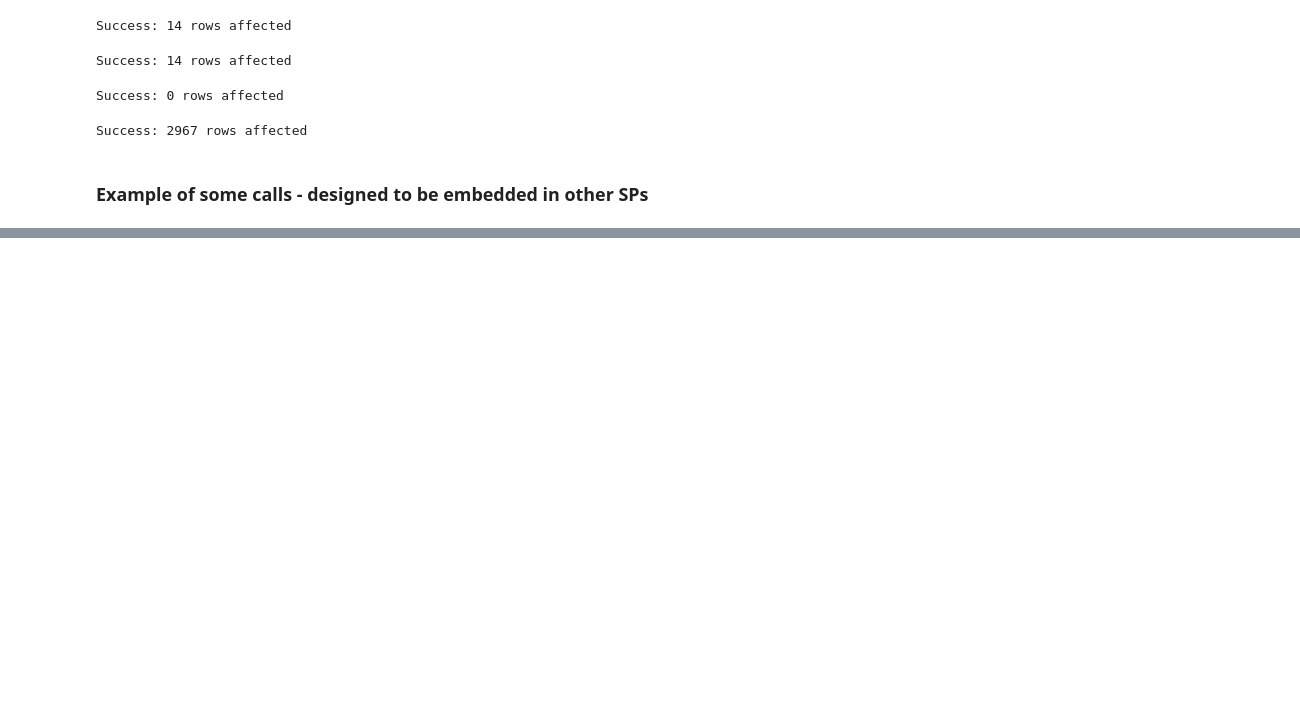
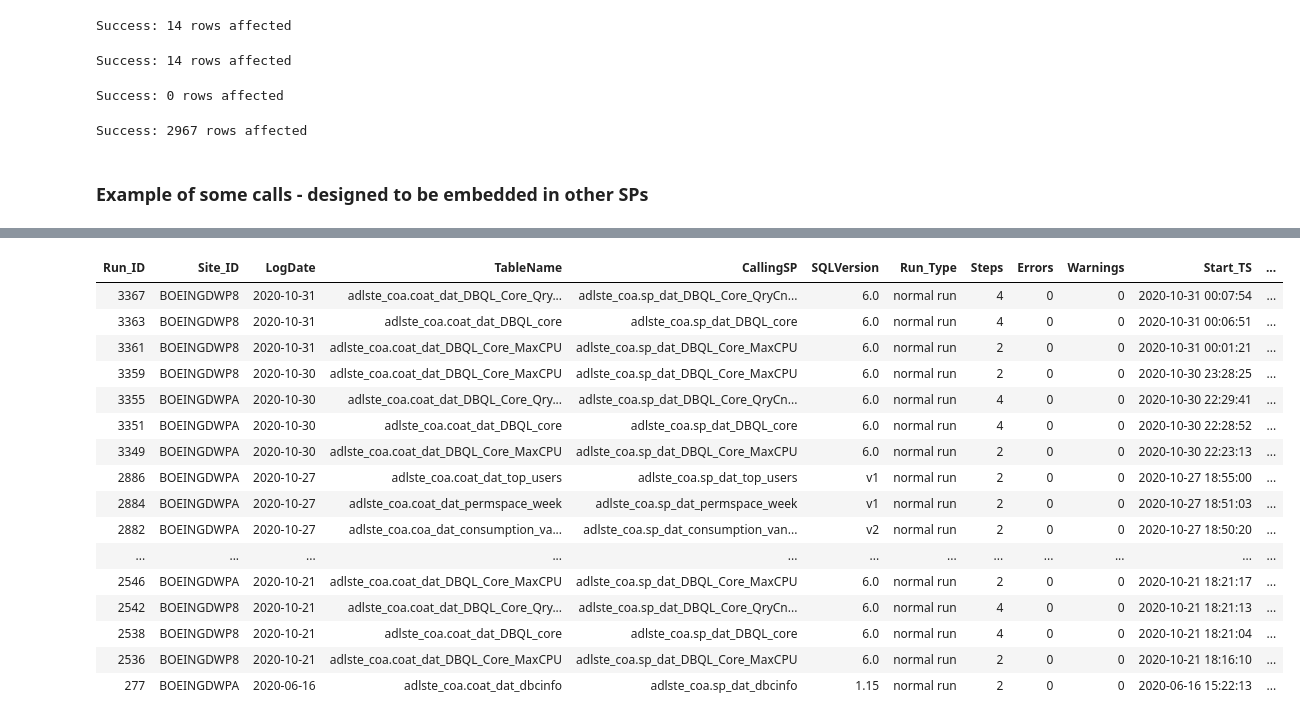
Before and after one commit to tdcoa/sql, a Jupyter notebook: datamodel/audit_process.ipynb, the cells around one changed output, grey strips where cells are left out. Saved outputs shown, nothing was run; the diff lists cells and outputs as text; code cells hidden in the pictures; blank space fills up the shorter version.

```diff
--- a/datamodel/audit_process.ipynb
+++ b/datamodel/audit_process.ipynb
@@ -203,2 +244,21 @@ select top 100 * from adlste_coa.coa_audit_log order  by 1 desc
 # %%
-select * from adlste_coa.coa_audit_summary order  by 1 desc
+select * from adlste_coa.coa_audit_summary
+where site_id like 'Boeing%' order  by 1 desc
+# %% [output]
+| Run_ID | Site_ID | LogDate | TableName | CallingSP | SQLVersion | Run_Type | Steps | Errors | Warnings | Start_TS | ... |
+| 3367 | BOEINGDWP8 | 2020-10-31 | adlste_coa.coat_dat_DBQL_Core_Qry... | adlste_coa.sp_dat_DBQL_Core_QryCn... | 6.0 | normal run | 4 | 0 | 0 | 2020-10-31 00:07:54 | ... |
+| 3363 | BOEINGDWP8 | 2020-10-31 | adlste_coa.coat_dat_DBQL_core | adlste_coa.sp_dat_DBQL_core | 6.0 | normal run | 4 | 0 | 0 | 2020-10-31 00:06:51 | ... |
+| 3361 | BOEINGDWP8 | 2020-10-31 | adlste_coa.coat_dat_DBQL_Core_MaxCPU | adlste_coa.sp_dat_DBQL_Core_MaxCPU | 6.0 | normal run | 2 | 0 | 0 | 2020-10-31 00:01:21 | ... |
+| 3359 | BOEINGDWP8 | 2020-10-30 | adlste_coa.coat_dat_DBQL_Core_MaxCPU | adlste_coa.sp_dat_DBQL_Core_MaxCPU | 6.0 | normal run | 2 | 0 | 0 | 2020-10-30 23:28:25 | ... |
+| 3355 | BOEINGDWPA | 2020-10-30 | adlste_coa.coat_dat_DBQL_Core_Qry... | adlste_coa.sp_dat_DBQL_Core_QryCn... | 6.0 | normal run | 4 | 0 | 0 | 2020-10-30 22:29:41 | ... |
+| 3351 | BOEINGDWPA | 2020-10-30 | adlste_coa.coat_dat_DBQL_core | adlste_coa.sp_dat_DBQL_core | 6.0 | normal run | 4 | 0 | 0 | 2020-10-30 22:28:52 | ... |
+| 3349 | BOEINGDWPA | 2020-10-30 | adlste_coa.coat_dat_DBQL_Core_MaxCPU | adlste_coa.sp_dat_DBQL_Core_MaxCPU | 6.0 | normal run | 2 | 0 | 0 | 2020-10-30 22:23:13 | ... |
+| 2886 | BOEINGDWPA | 2020-10-27 | adlste_coa.coat_dat_top_users | adlste_coa.sp_dat_top_users | v1 | normal run | 2 | 0 | 0 | 2020-10-27 18:55:00 | ... |
+| 2884 | BOEINGDWPA | 2020-10-27 | adlste_coa.coat_dat_permspace_week | adlste_coa.sp_dat_permspace_week | v1 | normal run | 2 | 0 | 0 | 2020-10-27 18:51:03 | ... |
+| 2882 | BOEINGDWPA | 2020-10-27 | adlste_coa.coa_dat_consumption_va... | adlste_coa.sp_dat_consumption_van... | v2 | normal run | 2 | 0 | 0 | 2020-10-27 18:50:20 | ... |
+| ... | ... | ... | ... | ... | ... | ... | ... | ... | ... | ... | ... |
+| 2546 | BOEINGDWPA | 2020-10-21 | adlste_coa.coat_dat_DBQL_Core_MaxCPU | adlste_coa.sp_dat_DBQL_Core_MaxCPU | 6.0 | normal run | 2 | 0 | 0 | 2020-10-21 18:21:17 | ... |
+| 2542 | BOEINGDWP8 | 2020-10-21 | adlste_coa.coat_dat_DBQL_Core_Qry... | adlste_coa.sp_dat_DBQL_Core_QryCn... | 6.0 | normal run | 4 | 0 | 0 | 2020-10-21 18:21:13 | ... |
+| 2538 | BOEINGDWP8 | 2020-10-21 | adlste_coa.coat_dat_DBQL_core | adlste_coa.sp_dat_DBQL_core | 6.0 | normal run | 4 | 0 | 0 | 2020-10-21 18:21:04 | ... |
+| 2536 | BOEINGDWP8 | 2020-10-21 | adlste_coa.coat_dat_DBQL_Core_MaxCPU | adlste_coa.sp_dat_DBQL_Core_MaxCPU | 6.0 | normal run | 2 | 0 | 0 | 2020-10-21 18:16:10 | ... |
+| 277 | BOEINGDWPA | 2020-06-16 | adlste_coa.coat_dat_dbcinfo | adlste_coa.sp_dat_dbcinfo | 1.15 | normal run | 2 | 0 | 0 | 2020-06-16 15:22:13 | ... |
```
Also changed, not shown: parts of 5 cells of this notebook, 6 other files.
